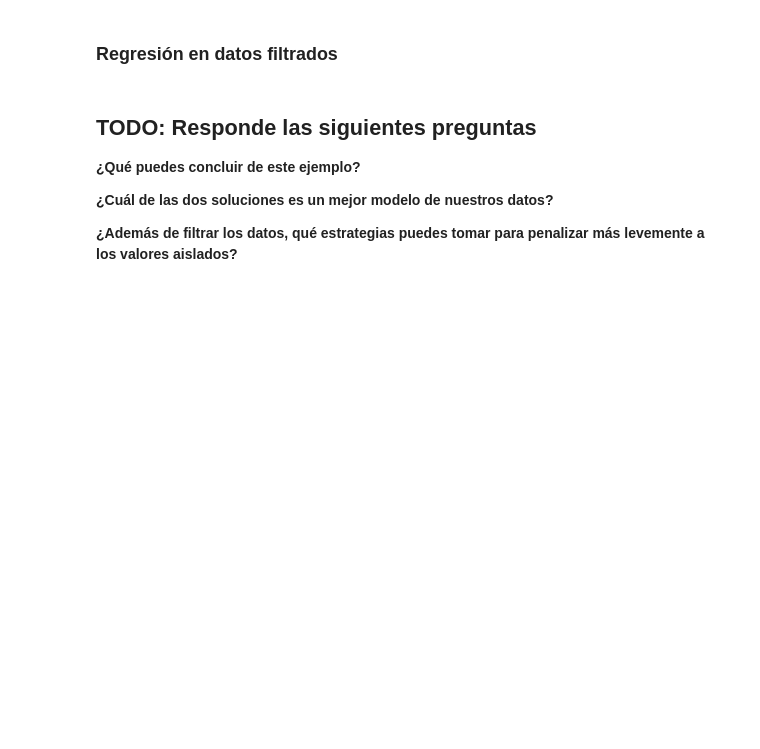
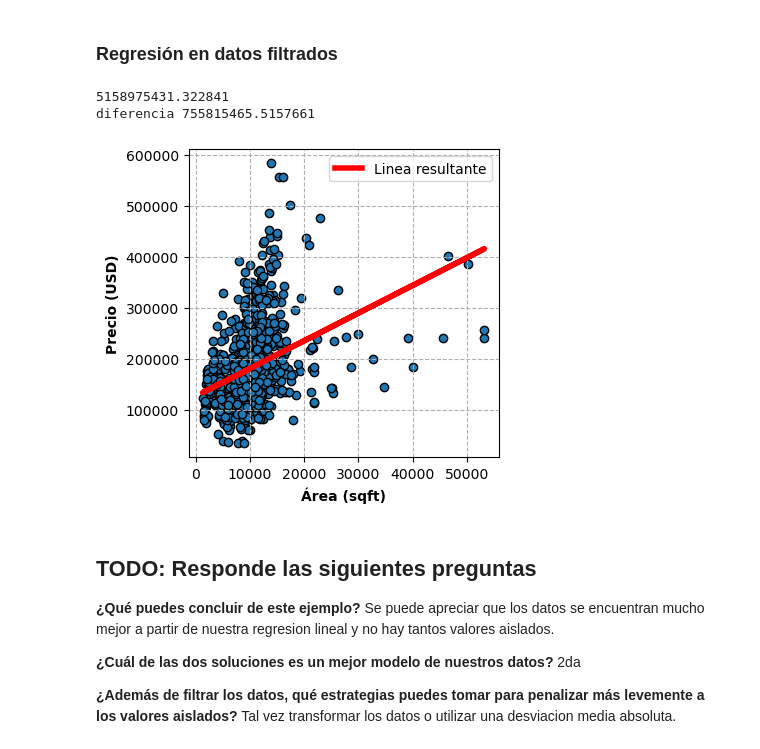
Before and after one commit to jorgeibarra17/SI23_TRIPLEA, a Jupyter notebook: ejercicio_1-LinearReg/linear_regression.ipynb, the cells around one changed output. Cells and saved outputs as stored; diff of their text form; code cells hidden in the pictures; blank space fills up the shorter version.

```diff
--- a/ejercicio_1-LinearReg/linear_regression.ipynb
+++ b/ejercicio_1-LinearReg/linear_regression.ipynb
@@ -255,23 +245,32 @@ plt.show()
 # %%
 X_filtered = X_filtered.reshape(-1, 1)
 
-# TODO: Utiliza la clase de LinearRegression de la librería de sci-kit learn para encontrar el modelo de regresión lineal para los datos.
-
+# TODO: Calcula el modelo de regresión lineal para los datos filtrados
+reg = LinearRegression().fit(X_filtered, y_filtered)
+y_hat_f = reg.predict(X_filtered)
 
 # TODO: Grafica la linea resultante sobre los datos originales (train_data)
-
+fig, ax = plot_data(X_filtered, y_filtered)
+ax.plot(X_filtered, y_hat_f, 'r', lw=4, label='Linea resultante')
+plt.legend()
 
 # TODO: calcula el error cuadrado promedio
-mean_error_new = ...
+error_filtered_data = np.mean((y_filtered-y_hat_f)**2)
+print(error_filtered_data)
 
-# Visualiza como cambia el error cuando filtramos los datos
-print(mean_error_new)
-print("diferencia de error", mean_error - mean_error_new)
+print("diferencia", mean_error - error_filtered_data)
+# %% [output]
+5158975431.322841
+diferencia 755815465.5157661
+[figure, added]
 # %% [markdown]
 ## TODO: Responde las siguientes preguntas
 
 **¿Qué puedes concluir de este ejemplo?**
+Se puede apreciar que los datos se encuentran mucho mejor a partir de nuestra regresion lineal y no hay tantos valores aislados.
 
 **¿Cuál de las dos soluciones es un mejor modelo de nuestros datos?**
+2da
 
 **¿Además de filtrar los datos, qué estrategias puedes tomar para penalizar más levemente a los valores aislados?**
+Tal vez transformar los datos o utilizar una desviacion media absoluta.
```
Also changed, not shown: parts of 8 cells of this notebook.
